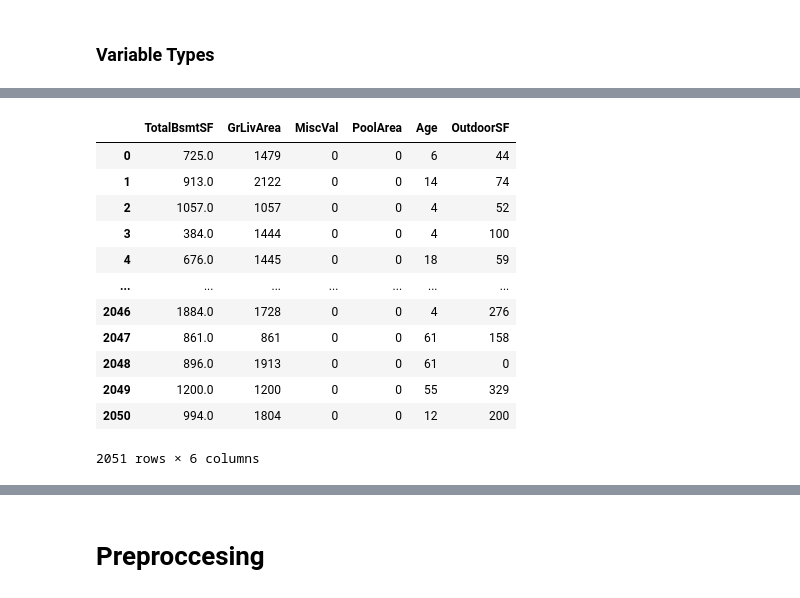
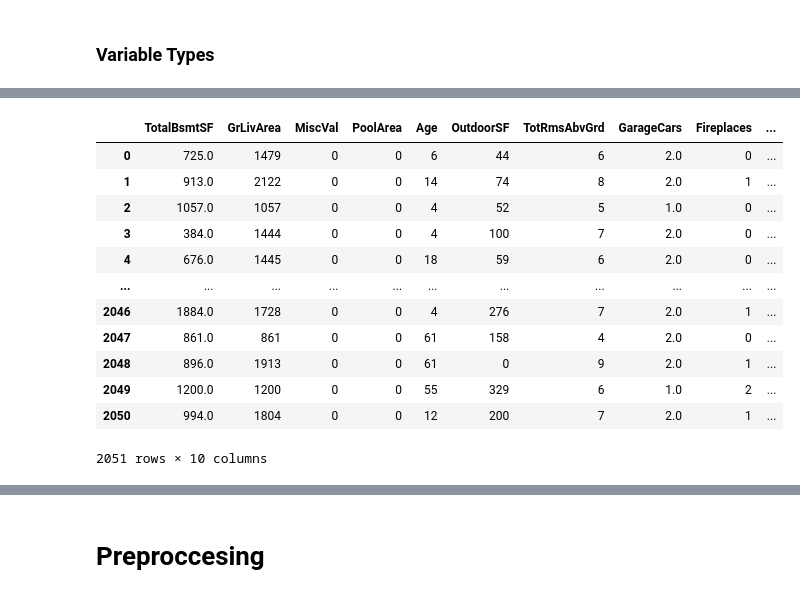
Before and after one commit to johngilheany/ames_home_price, a Jupyter notebook: starter_code.ipynb, the cells around one changed output, grey strips where cells are left out. Drawn from its saved outputs; the diff is of its cells as text; code cells hidden in the pictures.

```diff
--- a/starter_code.ipynb
+++ b/starter_code.ipynb
@@ -291,21 +277,21 @@ housing_init_dummy
 # %%
 # Numeric variables
-housing_init_num = housing_init[['TotalBsmtSF', 'GrLivArea', 'MiscVal', 'PoolArea', 'Age', 'OutdoorSF']]
+housing_init_num = housing_init[['TotalBsmtSF', 'GrLivArea', 'MiscVal', 'PoolArea', 'Age', 'OutdoorSF', 'TotRmsAbvGrd', 'GarageCars', 'Fireplaces', 'TotalBaths']]
 housing_init_num
 # %% [output]
-|  | TotalBsmtSF | GrLivArea | MiscVal | PoolArea | Age | OutdoorSF |
-| 0 | 725.0 | 1479 | 0 | 0 | 6 | 44 |
-| 1 | 913.0 | 2122 | 0 | 0 | 14 | 74 |
-| 2 | 1057.0 | 1057 | 0 | 0 | 4 | 52 |
-| 3 | 384.0 | 1444 | 0 | 0 | 4 | 100 |
-| 4 | 676.0 | 1445 | 0 | 0 | 18 | 59 |
-| ... | ... | ... | ... | ... | ... | ... |
-| 2046 | 1884.0 | 1728 | 0 | 0 | 4 | 276 |
-| 2047 | 861.0 | 861 | 0 | 0 | 61 | 158 |
-| 2048 | 896.0 | 1913 | 0 | 0 | 61 | 0 |
-| 2049 | 1200.0 | 1200 | 0 | 0 | 55 | 329 |
-| 2050 | 994.0 | 1804 | 0 | 0 | 12 | 200 |
+|  | TotalBsmtSF | GrLivArea | MiscVal | PoolArea | Age | OutdoorSF | TotRmsAbvGrd | GarageCars | Fireplaces | ... |
+| 0 | 725.0 | 1479 | 0 | 0 | 6 | 44 | 6 | 2.0 | 0 | ... |
+| 1 | 913.0 | 2122 | 0 | 0 | 14 | 74 | 8 | 2.0 | 1 | ... |
+| 2 | 1057.0 | 1057 | 0 | 0 | 4 | 52 | 5 | 1.0 | 0 | ... |
+| 3 | 384.0 | 1444 | 0 | 0 | 4 | 100 | 7 | 2.0 | 0 | ... |
+| 4 | 676.0 | 1445 | 0 | 0 | 18 | 59 | 6 | 2.0 | 0 | ... |
+| ... | ... | ... | ... | ... | ... | ... | ... | ... | ... | ... |
+| 2046 | 1884.0 | 1728 | 0 | 0 | 4 | 276 | 7 | 2.0 | 1 | ... |
+| 2047 | 861.0 | 861 | 0 | 0 | 61 | 158 | 4 | 2.0 | 0 | ... |
+| 2048 | 896.0 | 1913 | 0 | 0 | 61 | 0 | 9 | 2.0 | 1 | ... |
+| 2049 | 1200.0 | 1200 | 0 | 0 | 55 | 329 | 6 | 1.0 | 2 | ... |
+| 2050 | 994.0 | 1804 | 0 | 0 | 12 | 200 | 7 | 2.0 | 1 | ... |
-2051 rows × 6 columns
+2051 rows × 10 columns
 # %%
 # Create combined new data set for X variables
 # https://pandas.pydata.org/docs/reference/api/pandas.concat.html
```
Also changed, not shown: parts of 29 cells of this notebook.
